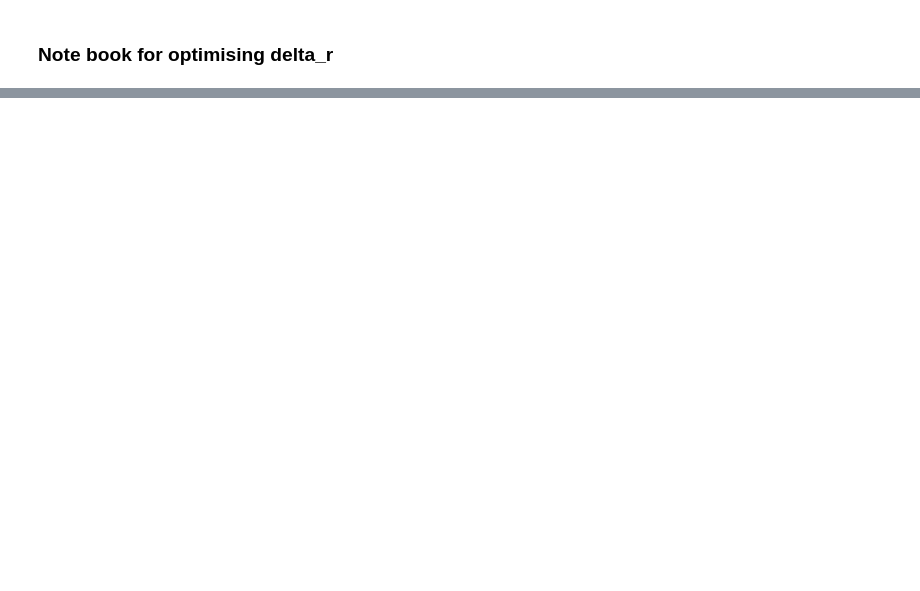
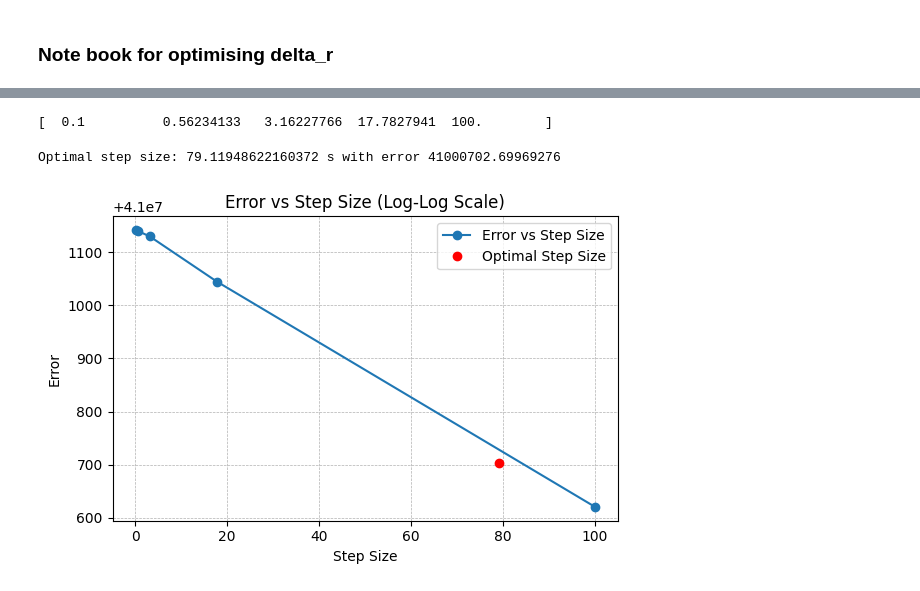
Before and after one commit to Sam-Coulthurst/ComputingProject, a Jupyter notebook: finding_optimals.ipynb, the cells around one changed output, grey strips where cells are left out. Saved outputs shown, nothing was run; the diff lists cells and outputs as text; code cells hidden in the pictures; blank space fills up the shorter version.

```diff
--- a/finding_optimals.ipynb
+++ b/finding_optimals.ipynb
@@ -44,0 +37,30 @@ Using RK8 integrator
+# %%
+step_sizes = np.logspace(-1, 2, 5)
+print(step_sizes)
+# %% [output]
+[  0.1          0.56234133   3.16227766  17.7827941  100.        ]
+# %%
+errors2 = []
+for step_size in step_sizes:
+    error2 = optimize_step_size(step_size)
+    errors2.append(error2)
+# %%
+optimal_step_size_index = np.argmin(errors2)
+
+plt.figure(figsize=(6,4))
+plt.plot(step_sizes, errors2, marker='o', label='Error vs Step Size')
+plt.plot(optimal_step_size,
+         optimize_step_size(optimal_step_size),
+         'ro', label='Optimal Step Size')
+print(f'Optimal step size: {optimal_step_size} s with error {optimize_step_size(optimal_step_size)}')
+
+plt.xlabel('Step Size')
+plt.ylabel('Error')
+plt.title('Error vs Step Size (Log-Log Scale)')
+plt.legend()
+plt.grid(True, which='both', ls='--', lw=0.5)
+plt.tight_layout()
+plt.show()
+# %% [output]
+Optimal step size: 79.11948622160372 s with error 41000702.69969276
+[figure, added]
```
Also changed, not shown: parts of 6 cells of this notebook, 6 other files.
